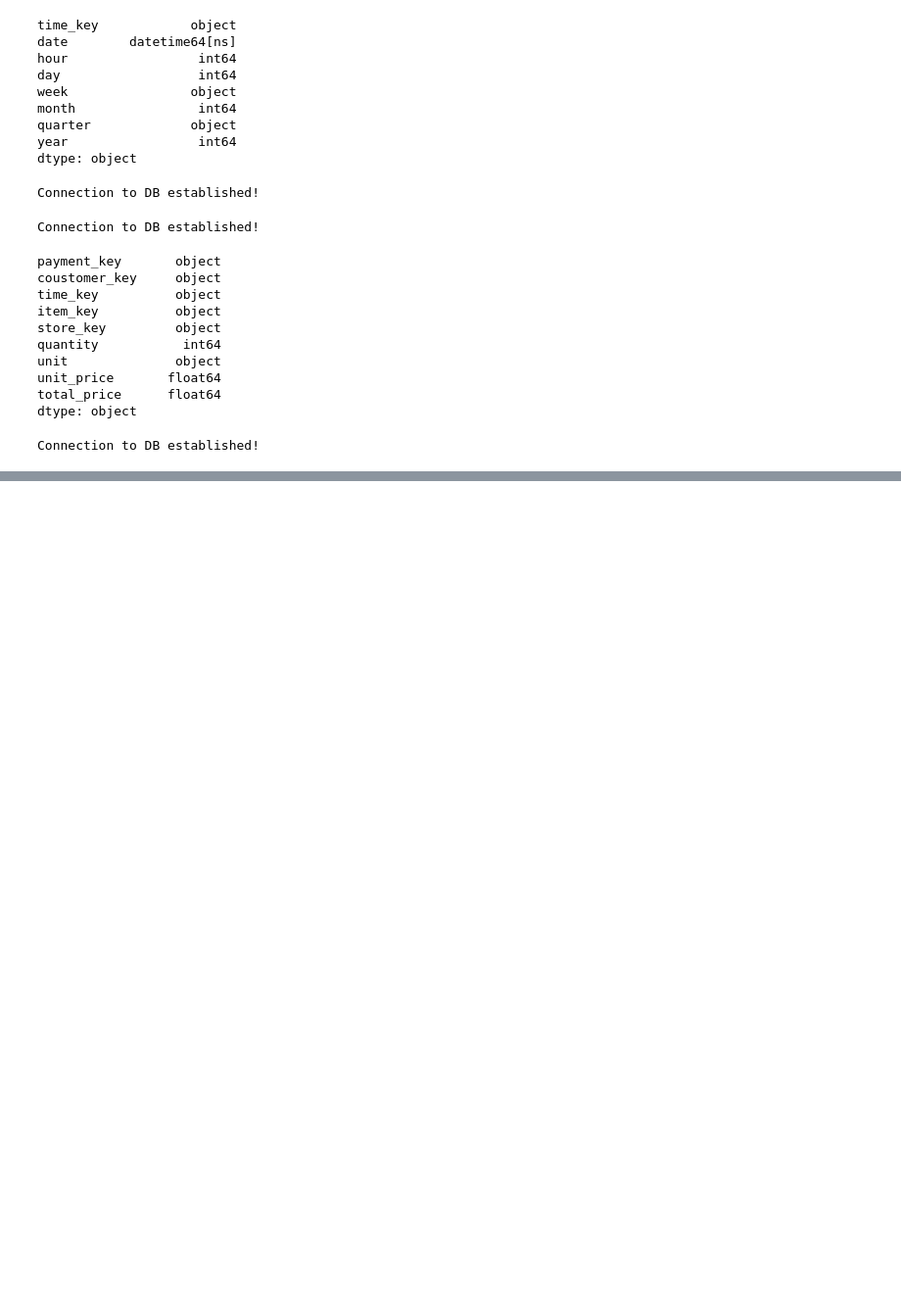
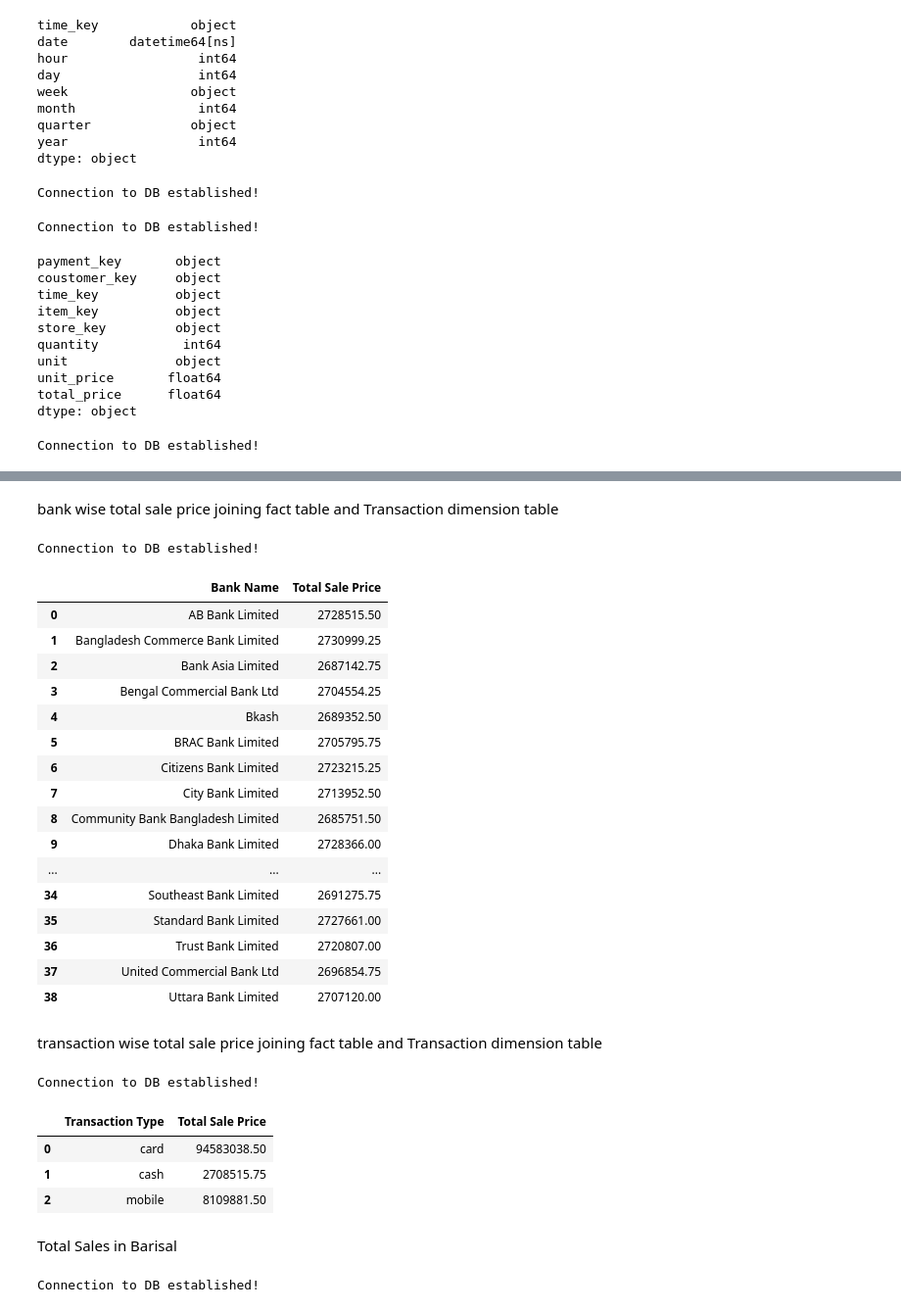
Before and after one commit to esrdlab-vinternship/HDA-5th-Round-vInternship, a Jupyter notebook: ETL.ipynb, the cells around one changed output, grey strips where cells are left out. Shown at 98% size. Cells and saved outputs as stored; diff of their text form; code cells hidden in the pictures; blank space fills up the shorter version.

```diff
--- a/ETL.ipynb
+++ b/ETL.ipynb
@@ -330,0 +478,75 @@ Connection to DB established!
+# %% [markdown]
+bank wise total sale price joining fact table and Transaction dimension table
+# %%
+con = PostgresConnection().getConnection()
+insert_stmt = """SELECT trans_dim.bank_name as "Bank Name", SUM(fact_table.total_price) "Total Sale Price"
+FROM star_schema.fact_table
+FULL OUTER JOIN star_schema.trans_dim ON trans_dim.payment_key = fact_table.payment_key
+GROUP BY trans_dim.bank_name
+ORDER BY trans_dim.bank_name"""
+cur = con.cursor()
+# psycopg2.extras.execute_batch(cur, insert_stmt, fact_data.values)
+total_price_by_bank= pd.read_sql_query(insert_stmt, con)
+con.commit()
+cur.close()
+# %% [output]
+Connection to DB established!
+# %%
+total_price_by_bank
+# %% [output]
+|  | Bank Name | Total Sale Price |
+| 0 | AB Bank Limited | 2728515.50 |
+| 1 | Bangladesh Commerce Bank Limited | 2730999.25 |
+| 2 | Bank Asia Limited | 2687142.75 |
+| 3 | Bengal Commercial Bank Ltd | 2704554.25 |
+| 4 | Bkash | 2689352.50 |
+| 5 | BRAC Bank Limited | 2705795.75 |
+| 6 | Citizens Bank Limited | 2723215.25 |
+| 7 | City Bank Limited | 2713952.50 |
+| 8 | Community Bank Bangladesh Limited | 2685751.50 |
+| 9 | Dhaka Bank Limited | 2728366.00 |
+| ... | ... | ... |
+| 34 | Southeast Bank Limited | 2691275.75 |
+| 35 | Standard Bank Limited | 2727661.00 |
+| 36 | Trust Bank Limited | 2720807.00 |
+| 37 | United Commercial Bank Ltd | 2696854.75 |
+| 38 | Uttara Bank Limited | 2707120.00 |
+# %% [markdown]
+transaction wise total sale price joining fact table and Transaction dimension table
+# %%
+con = PostgresConnection().getConnection()
+insert_stmt = """SELECT trans_dim.trans_type as "Transaction Type", SUM(fact_table.total_price) "Total Sale Price"
+FROM star_schema.fact_table
+FULL OUTER JOIN star_schema.trans_dim ON trans_dim.payment_key = fact_table.payment_key
+GROUP BY trans_dim.trans_type
+ORDER BY trans_dim.trans_type"""
+cur = con.cursor()
+# psycopg2.extras.execute_batch(cur, insert_stmt, fact_data.values)
+total_price_by_trans_type = pd.read_sql_query(insert_stmt, con)
+con.commit()
+cur.close()
+# %% [output]
+Connection to DB established!
+# %%
+total_price_by_trans_type
+# %% [output]
+|  | Transaction Type | Total Sale Price |
+| 0 | card | 94583038.50 |
+| 1 | cash | 2708515.75 |
+| 2 | mobile | 8109881.50 |
+# %% [markdown]
+Total Sales in Barisal
+# %%
+con = PostgresConnection().getConnection()
+insert_stmt = """SELECT store_dim.district as "District", SUM(fact_table.quantity) "Total Sales"
+FROM star_schema.fact_table
+FULL OUTER JOIN star_schema.store_dim ON store_dim.store_key = fact_table.store_key
+WHERE store_dim.district = 'BARISAL'
+GROUP BY store_dim.district"""
+cur = con.cursor()
+# psycopg2.extras.execute_batch(cur, insert_stmt, fact_data.values)
+total_sales_in_barisal = pd.read_sql_query(insert_stmt, con)
+con.commit()
+cur.close()
+# %% [output]
+Connection to DB established!
```
Also changed, not shown: parts of 24 cells of this notebook, 1 other file.
